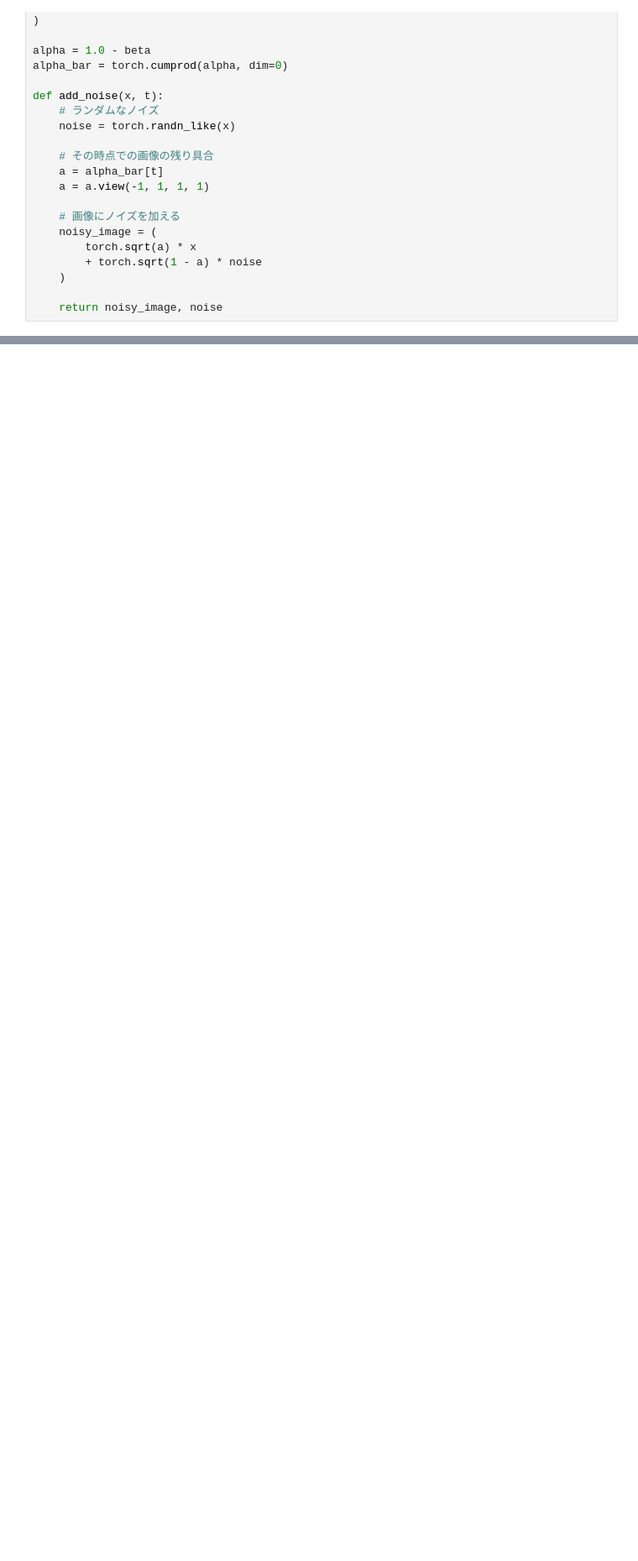
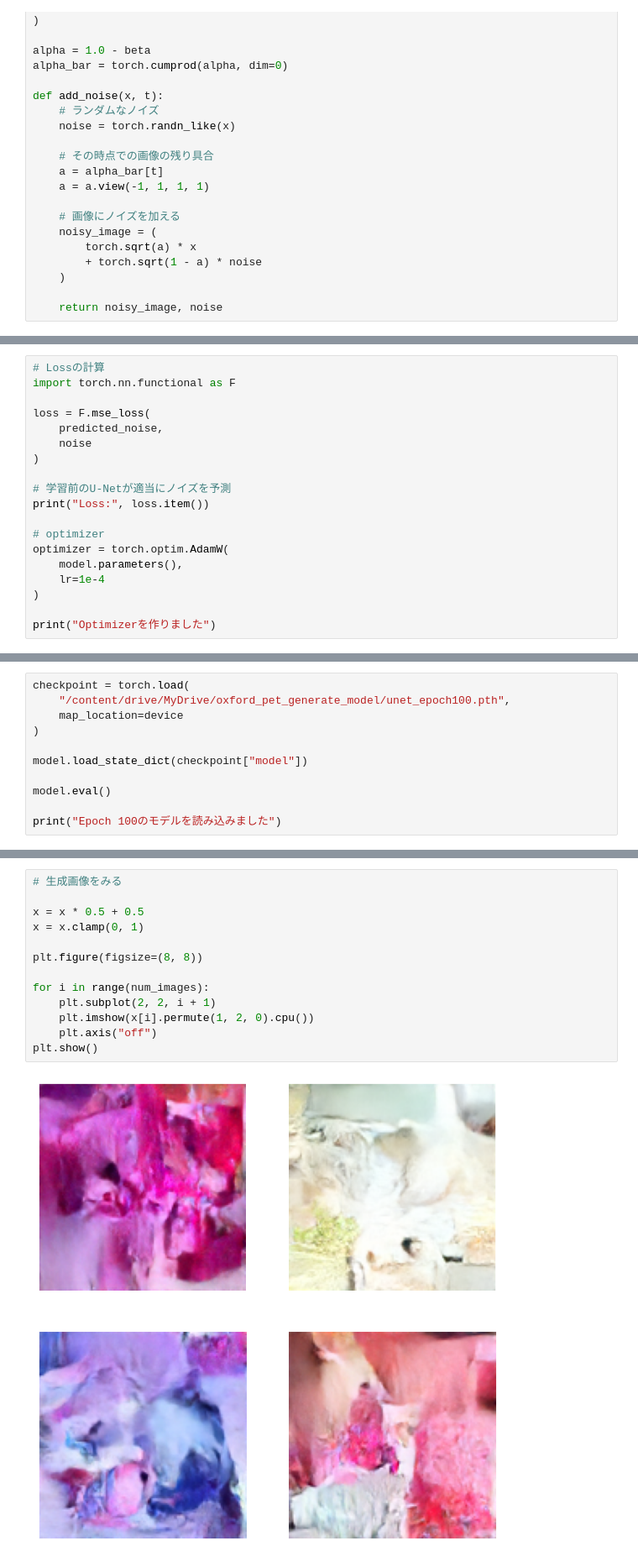
Before and after one commit to c0b23144/oxford_pet_diffusion_generate, a Jupyter notebook: oxford_pet_generate.ipynb, the cells around one changed output, grey strips where cells are left out. Shown at 84% size. Saved outputs shown, nothing was run; the diff lists cells and outputs as text; blank space fills up the shorter version.

```diff
--- a/oxford_pet_generate.ipynb
+++ b/oxford_pet_generate.ipynb
@@ -219,0 +388,19 @@ class Unet(nn.Module):
+# %%
+# Lossの計算
+import torch.nn.functional as F
+
+loss = F.mse_loss(
+    predicted_noise,
+    noise
+)
+
+# 学習前のU-Netが適当にノイズを予測
+print("Loss:", loss.item())
+
+# optimizer
+optimizer = torch.optim.AdamW(
+    model.parameters(),
+    lr=1e-4
+)
+
+print("Optimizerを作りました")
@@ -219,0 +507,11 @@ class Unet(nn.Module):
+# %%
+checkpoint = torch.load(
+    "/content/drive/MyDrive/oxford_pet_generate_model/unet_epoch100.pth",
+    map_location=device
+)
+
+model.load_state_dict(checkpoint["model"])
+
+model.eval()
+
+print("Epoch 100のモデルを読み込みました")
@@ -219,0 +607,15 @@ class Unet(nn.Module):
+# %%
+# 生成画像をみる
+
+x = x * 0.5 + 0.5
+x = x.clamp(0, 1)
+
+plt.figure(figsize=(8, 8))
+
+for i in range(num_images):
+    plt.subplot(2, 2, i + 1)
+    plt.imshow(x[i].permute(1, 2, 0).cpu())
+    plt.axis("off")
+plt.show()
+# %% [output]
+[figure, added]
```
Also changed, not shown: parts of 11 cells of this notebook.
